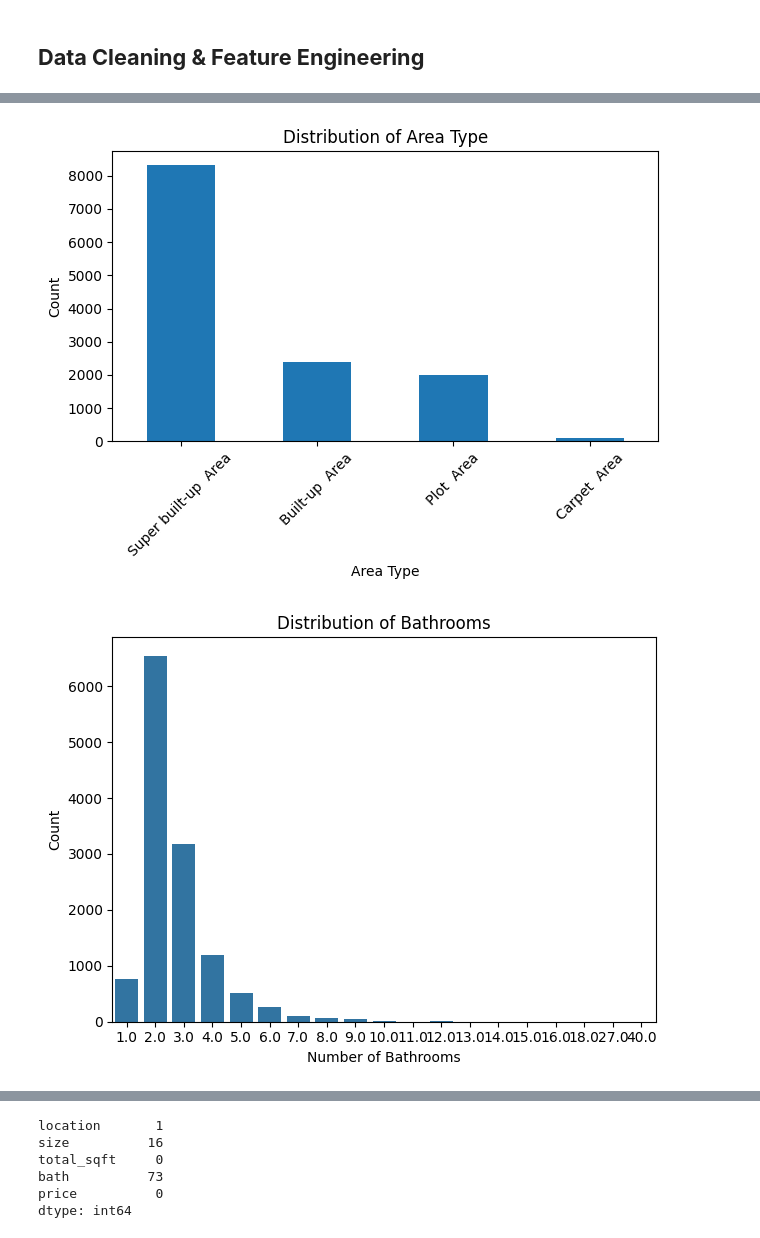
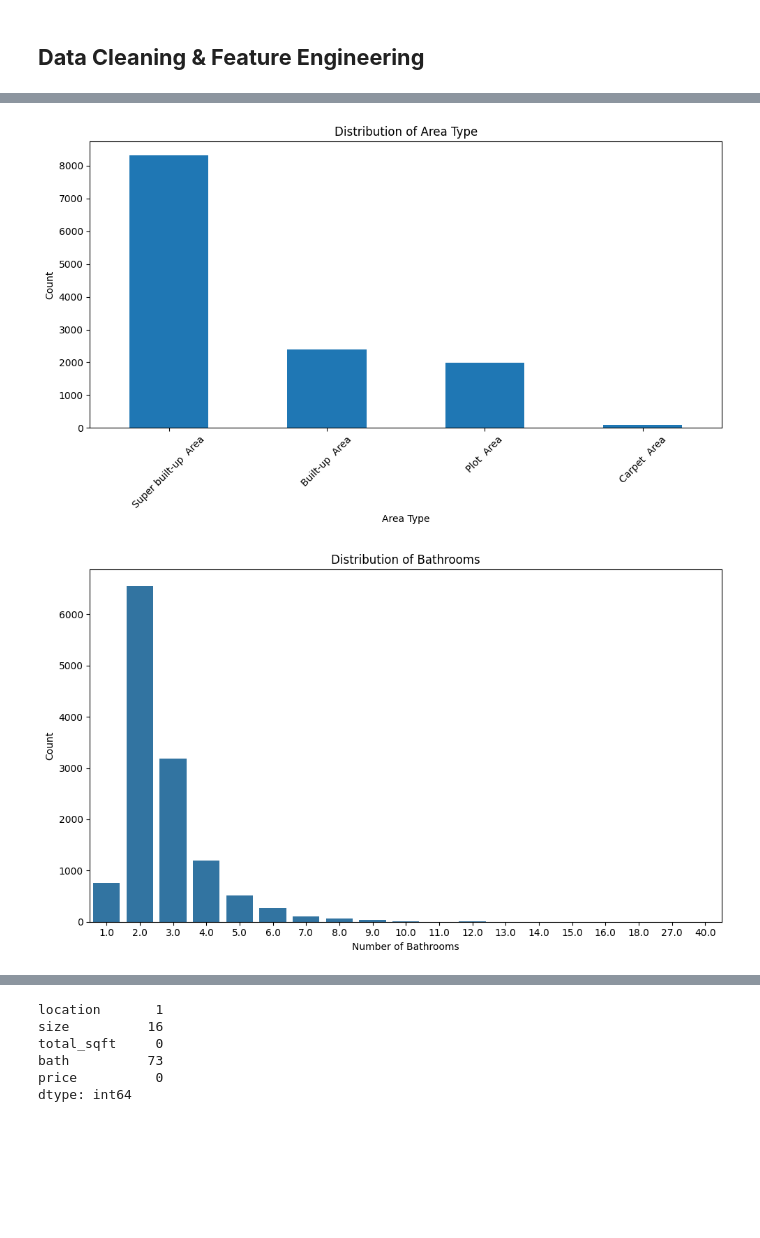
Before and after one commit to aysh34/Real-Estate-Price-Estimator, a Jupyter notebook: End-to-End-Real-Estate-Price-Estimator.ipynb, the cells around one changed output, grey strips where cells are left out. Drawn from its saved outputs; the diff is of its cells as text; code cells hidden in the pictures; blank space fills up the shorter version.

```diff
--- a/End-to-End-Real-Estate-Price-Estimator.ipynb
+++ b/End-to-End-Real-Estate-Price-Estimator.ipynb
@@ -79,14 +89,16 @@ df1 = df1.drop_duplicates()
 # %%
+plt.figure(figsize=(10, 6))
 df1['area_type'].value_counts().plot(kind='bar')
 plt.title('Distribution of Area Type')
 plt.xlabel('Area Type')
 plt.ylabel('Count')
 plt.xticks(rotation=45)
 plt.tight_layout()
 plt.show()
 # %% [output]
-[figure, old version]
+[figure, new version]
 # %%
+plt.figure(figsize=(10, 6))
 sns.countplot(x='bath', data=df1)
 plt.title('Distribution of Bathrooms')
 plt.xlabel('Number of Bathrooms')
@@ -94,5 +106,5 @@ plt.ylabel('Count')
 plt.tight_layout()
 plt.show()
 # %% [output]
-[figure, old version]
+[figure, new version]
 # %%
```
Also changed, not shown: parts of 17 cells of this notebook.
